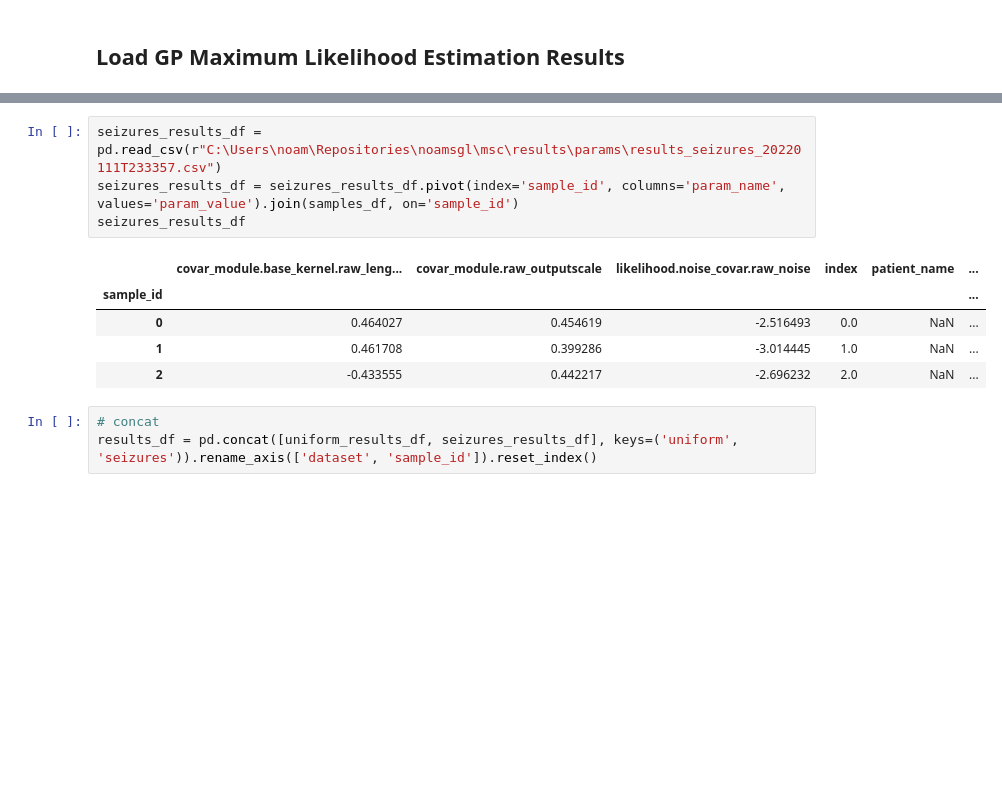
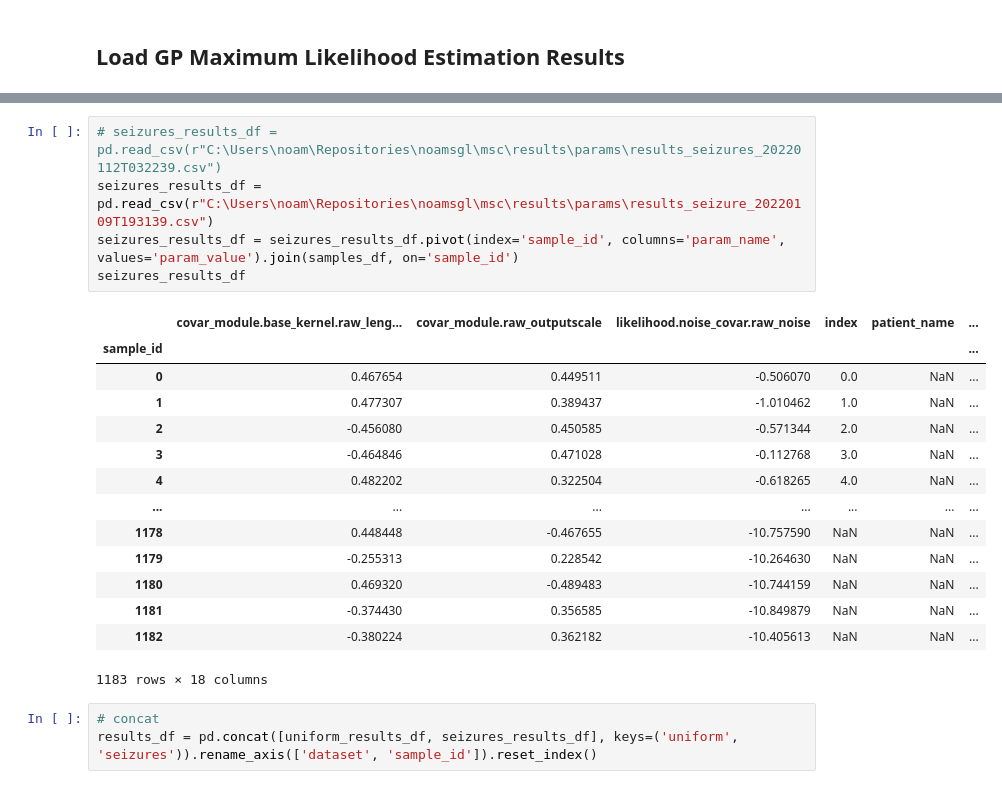
Before and after one commit to noamsgl/msc, a Jupyter notebook: scripts/generate/analyze_gp_results.ipynb, the cells around one changed output, grey strips where cells are left out. Saved outputs shown, nothing was run; the diff lists cells and outputs as text; blank space fills up the shorter version.

```diff
--- a/scripts/generate/analyze_gp_results.ipynb
+++ b/scripts/generate/analyze_gp_results.ipynb
@@ -52,13 +59,23 @@ uniform_results_df
 # %%
-seizures_results_df = pd.read_csv(r"C:\Users\noam\Repositories\noamsgl\msc\results\params\results_seizures_20220111T233357.csv")
+# seizures_results_df = pd.read_csv(r"C:\Users\noam\Repositories\noamsgl\msc\results\params\results_seizures_20220112T032239.csv")
+seizures_results_df = pd.read_csv(r"C:\Users\noam\Repositories\noamsgl\msc\results\params\results_seizure_20220109T193139.csv")
 seizures_results_df = seizures_results_df.pivot(index='sample_id', columns='param_name', values='param_value').join(samples_df, on='sample_id')
 seizures_results_df
 # %% [output]
 |  | covar_module.base_kernel.raw_leng... | covar_module.raw_outputscale | likelihood.noise_covar.raw_noise | index | patient_name | ... |
 | sample_id |  |  |  |  |  | ... |
-| 0 | 0.464027 | 0.454619 | -2.516493 | 0.0 | NaN | ... |
-| 1 | 0.461708 | 0.399286 | -3.014445 | 1.0 | NaN | ... |
-| 2 | -0.433555 | 0.442217 | -2.696232 | 2.0 | NaN | ... |
+| 0 | 0.467654 | 0.449511 | -0.506070 | 0.0 | NaN | ... |
+| 1 | 0.477307 | 0.389437 | -1.010462 | 1.0 | NaN | ... |
+| 2 | -0.456080 | 0.450585 | -0.571344 | 2.0 | NaN | ... |
+| 3 | -0.464846 | 0.471028 | -0.112768 | 3.0 | NaN | ... |
+| 4 | 0.482202 | 0.322504 | -0.618265 | 4.0 | NaN | ... |
+| ... | ... | ... | ... | ... | ... | ... |
+| 1178 | 0.448448 | -0.467655 | -10.757590 | NaN | NaN | ... |
+| 1179 | -0.255313 | 0.228542 | -10.264630 | NaN | NaN | ... |
+| 1180 | 0.469320 | -0.489483 | -10.744159 | NaN | NaN | ... |
+| 1181 | -0.374430 | 0.356585 | -10.849879 | NaN | NaN | ... |
+| 1182 | -0.380224 | 0.362182 | -10.405613 | NaN | NaN | ... |
+1183 rows × 18 columns
 # %%
 # concat
 results_df = pd.concat([uniform_results_df, seizures_results_df], keys=('uniform', 'seizures')).rename_axis(['dataset', 'sample_id']).reset_index()
```
Also changed, not shown: parts of 9 cells of this notebook, 1 other file.
